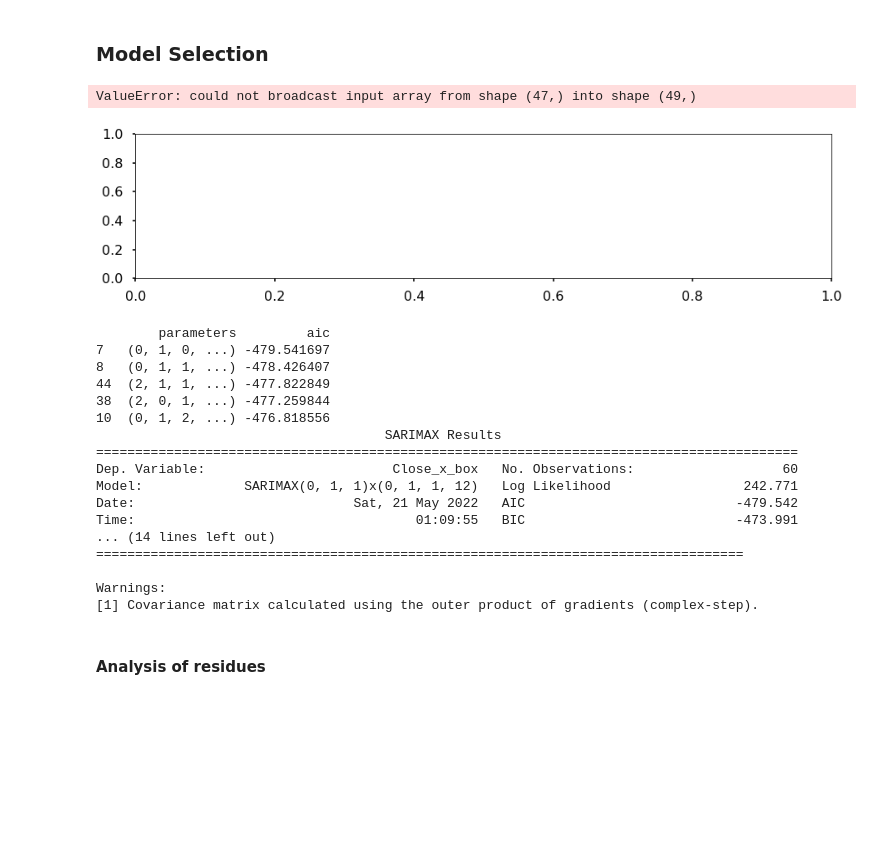
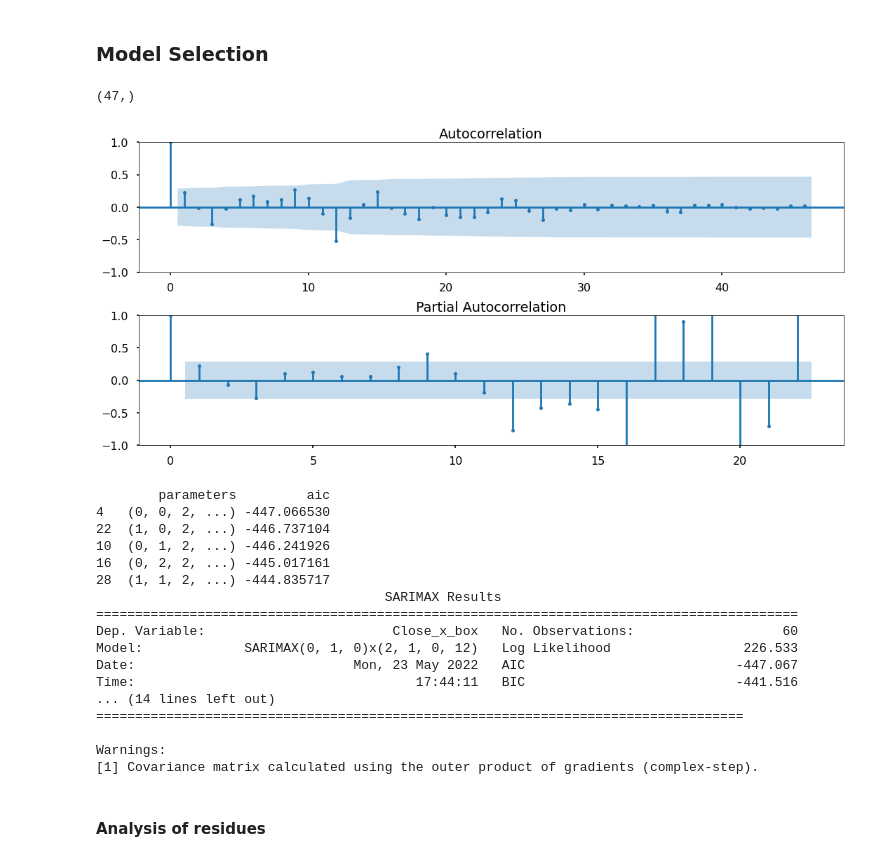
Before and after one commit to Martinszy007/JPX_Tokyo_Stock_Exchange_Prediction, a Jupyter notebook: notebooks/feature_engineering_arima_model.ipynb, the cells around one changed output. Cells and saved outputs as stored; diff of their text form; code cells hidden in the pictures; blank space fills up the shorter version.

```diff
--- a/notebooks/feature_engineering_arima_model.ipynb
+++ b/notebooks/feature_engineering_arima_model.ipynb
@@ -236,7 +250,7 @@ df.sample(10)
 # %% [markdown]
 #### Subset of Main dataset
 # %%
-df_sub = df.sample(n =3000)
+df_sub = df.iloc[0:3000,:]
 # %%
 df_sub.shape
 # %% [output]
@@ -477,18 +526,21 @@ Dickey–Fuller test: p=0.000078
 The series are stationary.
 # %% [markdown]
 ### Model Selection
+# %%
+df_sub_month.Close_x_box_diff2[13:].values.squeeze().shape
+# %% [output]
+(47,)
 # %%
 # Initial approximation of parameters using Autocorrelation and Partial Autocorrelation Plots
 plt.figure(figsize=(15,7))
 ax = plt.subplot(211)
-sm.graphics.tsa.plot_acf(df_sub_month.Close_x_box_diff2[13:].values.squeeze(), lags=48, ax=ax)
+sm.graphics.tsa.plot_acf(df_sub_month.Close_x_box_diff2[13:].values.squeeze(), lags=46, ax=ax)
 ax = plt.subplot(212)
-sm.graphics.tsa.plot_pacf(df_sub_month.Close_x_box_diff2[13:].values.squeeze(), lags=48, ax=ax)
+sm.graphics.tsa.plot_pacf(df_sub_month.Close_x_box_diff2[13:].values.squeeze(), lags=22, ax=ax)
 plt.tight_layout()
 plt.show()
 # %% [output]
-ValueError: could not broadcast input array from shape (47,) into shape (49,)
-[figure, old version]
+[figure, new version]
 # %%
 # Initial approximation of parameters
 Qs = range(0, 2)
@@ -526,17 +578,17 @@ print(result_table.sort_values(by = 'aic', ascending=True).head())
 print(best_model.summary())
 # %% [output]
         parameters         aic
-7   (0, 1, 0, ...) -479.541697
-8   (0, 1, 1, ...) -478.426407
-44  (2, 1, 1, ...) -477.822849
-38  (2, 0, 1, ...) -477.259844
-10  (0, 1, 2, ...) -476.818556
+4   (0, 0, 2, ...) -447.066530
+22  (1, 0, 2, ...) -446.737104
+10  (0, 1, 2, ...) -446.241926
+16  (0, 2, 2, ...) -445.017161
+28  (1, 1, 2, ...) -444.835717
                                      SARIMAX Results
 ==========================================================================================
 Dep. Variable:                        Close_x_box   No. Observations:                   60
-Model:             SARIMAX(0, 1, 1)x(0, 1, 1, 12)   Log Likelihood                 242.771
-Date:                            Sat, 21 May 2022   AIC                           -479.542
-Time:                                    01:09:55   BIC                           -473.991
+Model:             SARIMAX(0, 1, 0)x(2, 1, 0, 12)   Log Likelihood                 226.533
+Date:                            Mon, 23 May 2022   AIC                           -447.067
+Time:                                    17:44:11   BIC                           -441.516
 ... (14 lines left out)
 ===================================================================================
 
```
Also changed, not shown: parts of 18 cells of this notebook, 1 other file.
